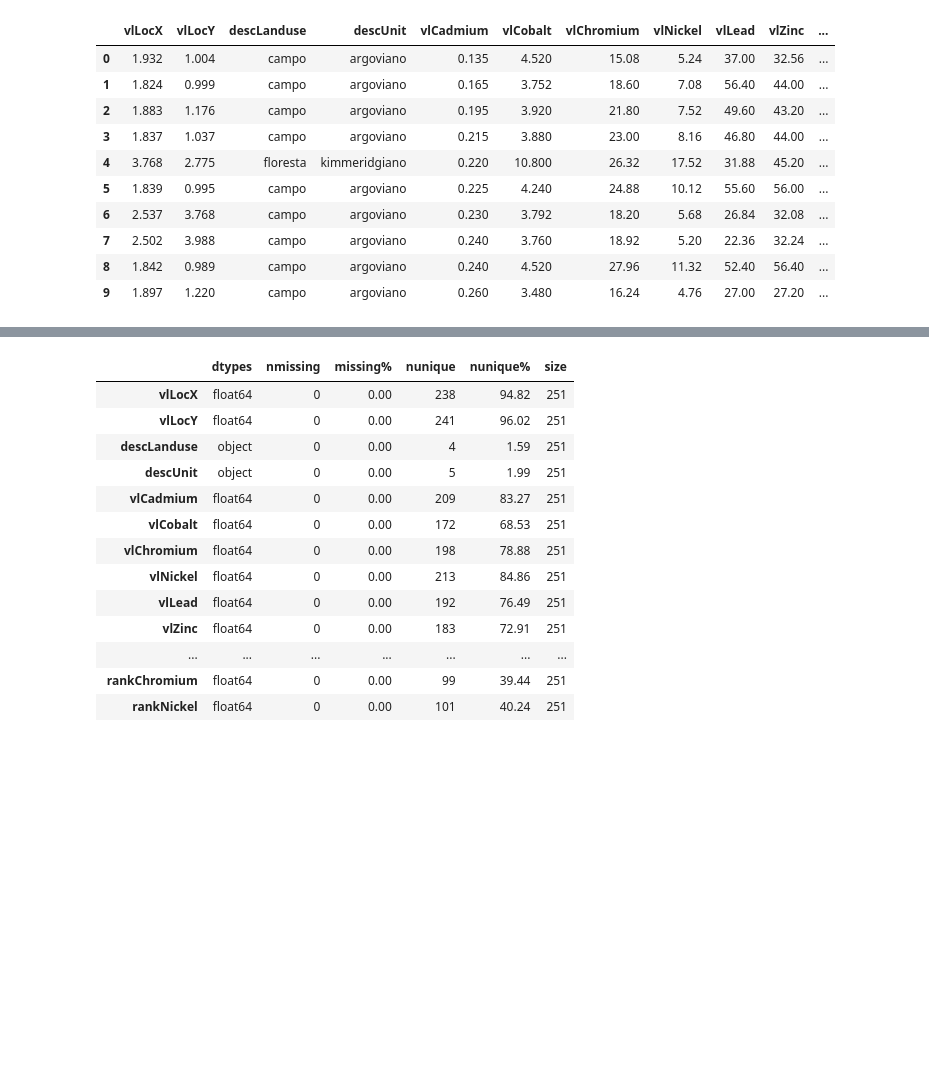
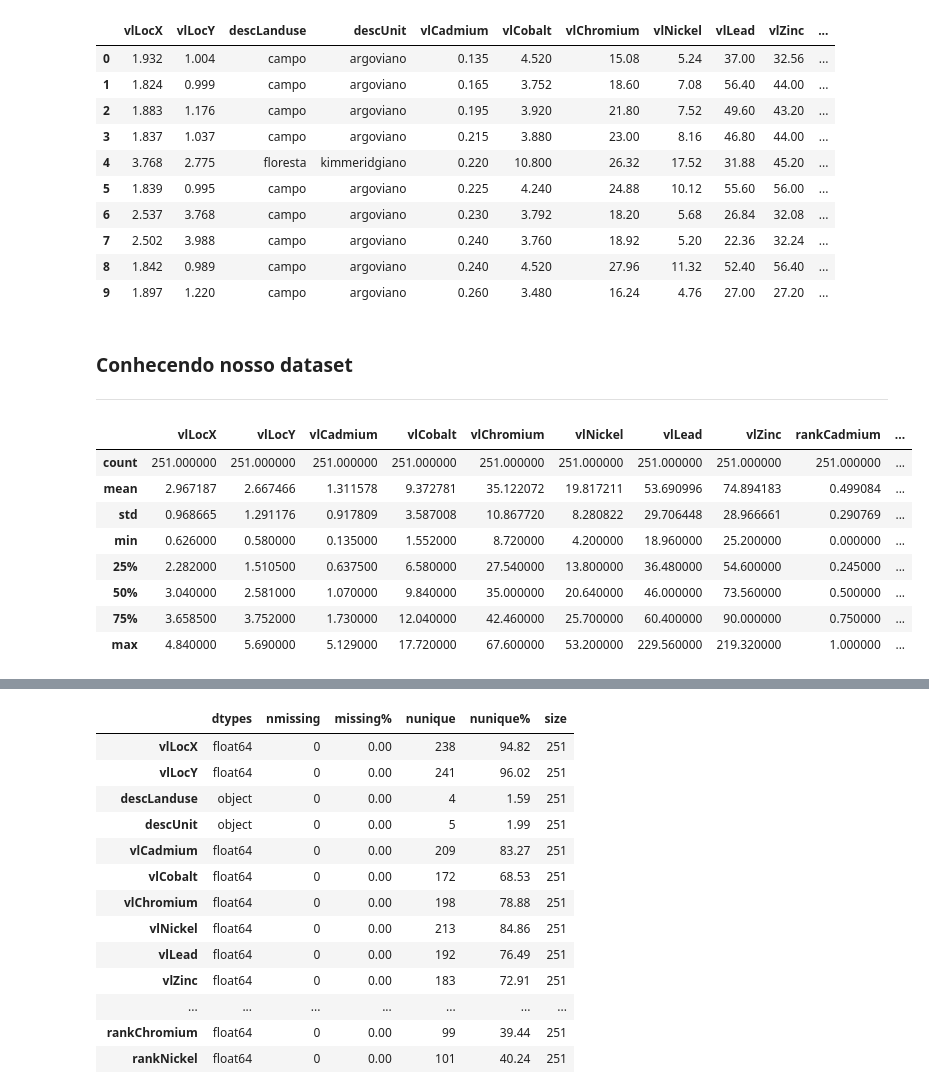
Before and after one commit to luschiro/workflows-geo-data, a Jupyter notebook: modulo_2/modulo_2.ipynb, the cells around one changed output, grey strips where cells are left out. Cells and saved outputs as stored; diff of their text form; code cells hidden in the pictures; blank space fills up the shorter version.

```diff
--- a/modulo_2/modulo_2.ipynb
+++ b/modulo_2/modulo_2.ipynb
@@ -104,3 +105,18 @@ df_jura.head(10)
 | 7 | 2.502 | 3.988 | campo | argoviano | 0.240 | 3.760 | 18.92 | 5.20 | 22.36 | 32.24 | ... |
 | 8 | 1.842 | 0.989 | campo | argoviano | 0.240 | 4.520 | 27.96 | 11.32 | 52.40 | 56.40 | ... |
 | 9 | 1.897 | 1.220 | campo | argoviano | 0.260 | 3.480 | 16.24 | 4.76 | 27.00 | 27.20 | ... |
+# %% [markdown]
+### Conhecendo nosso dataset
+---
+# %%
+df_jura.describe()
+# %% [output]
+|  | vlLocX | vlLocY | vlCadmium | vlCobalt | vlChromium | vlNickel | vlLead | vlZinc | rankCadmium | ... |
+| count | 251.000000 | 251.000000 | 251.000000 | 251.000000 | 251.000000 | 251.000000 | 251.000000 | 251.000000 | 251.000000 | ... |
+| mean | 2.967187 | 2.667466 | 1.311578 | 9.372781 | 35.122072 | 19.817211 | 53.690996 | 74.894183 | 0.499084 | ... |
+| std | 0.968665 | 1.291176 | 0.917809 | 3.587008 | 10.867720 | 8.280822 | 29.706448 | 28.966661 | 0.290769 | ... |
+| min | 0.626000 | 0.580000 | 0.135000 | 1.552000 | 8.720000 | 4.200000 | 18.960000 | 25.200000 | 0.000000 | ... |
+| 25% | 2.282000 | 1.510500 | 0.637500 | 6.580000 | 27.540000 | 13.800000 | 36.480000 | 54.600000 | 0.245000 | ... |
+| 50% | 3.040000 | 2.581000 | 1.070000 | 9.840000 | 35.000000 | 20.640000 | 46.000000 | 73.560000 | 0.500000 | ... |
+| 75% | 3.658500 | 3.752000 | 1.730000 | 12.040000 | 42.460000 | 25.700000 | 60.400000 | 90.000000 | 0.750000 | ... |
+| max | 4.840000 | 5.690000 | 5.129000 | 17.720000 | 67.600000 | 53.200000 | 229.560000 | 219.320000 | 1.000000 | ... |
```
Also changed, not shown: parts of 21 cells of this notebook, 5 other files.
